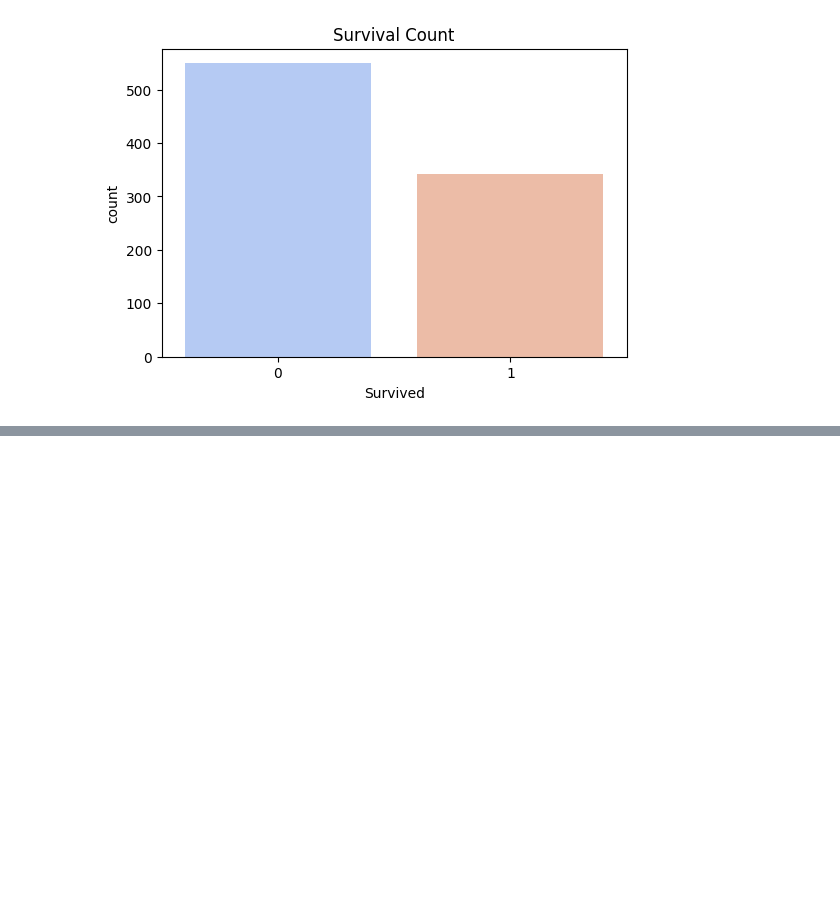
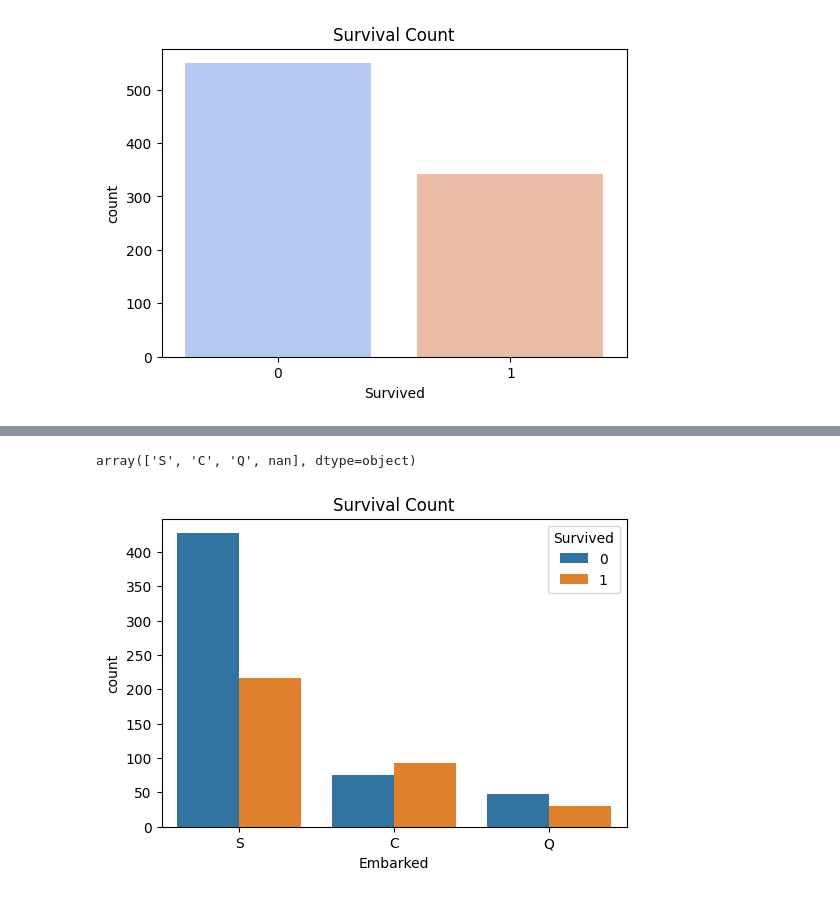
Before and after one commit to infy-dinkar/Machine_learning, a Jupyter notebook: practice/Logistic_Regresion.ipynb, the cells around one changed output, grey strips where cells are left out. Cells and saved outputs as stored; diff of their text form; code cells hidden in the pictures; blank space fills up the shorter version.

```diff
--- a/practice/Logistic_Regresion.ipynb
+++ b/practice/Logistic_Regresion.ipynb
@@ -90,0 +122,12 @@ plt.show()
+# %%
+df['Embarked'].unique()
+# %% [output]
+array(['S', 'C', 'Q', nan], dtype=object)
+# %%
+#sns.countplot(x='Parch',data=train, split=True)
+plt.figure(figsize=(6,4))
+sns.countplot(x='Embarked',data=df, hue='Survived')#hue='Pclass')
+plt.title("Survival Count")
+plt.show()
+# %% [output]
+[figure, added]
```
Also changed, not shown: parts of 8 cells of this notebook.
